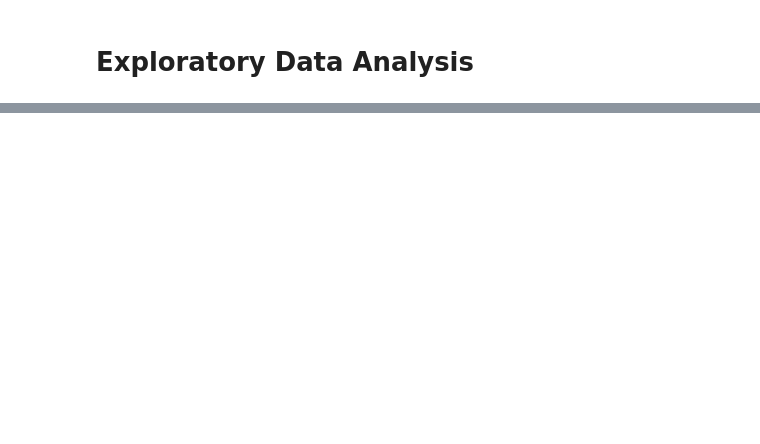
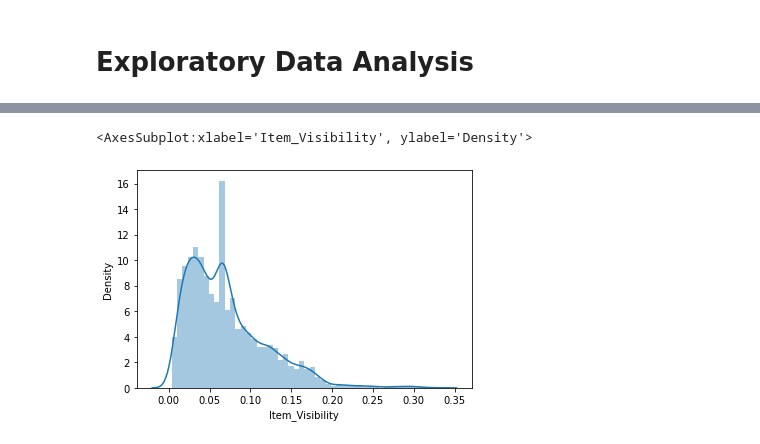
Before and after one commit to SanjilSaurav/Sales_Prediction, a Jupyter notebook: sales_prediction.ipynb, the cells around one changed output, grey strips where cells are left out. Saved outputs shown, nothing was run; the diff lists cells and outputs as text; code cells hidden in the pictures; blank space fills up the shorter version.

```diff
--- a/sales_prediction.ipynb
+++ b/sales_prediction.ipynb
@@ -277,0 +290,5 @@ df.head()
+# %%
+sns.distplot(df['Item_Visibility'])
+# %% [output]
+<AxesSubplot:xlabel='Item_Visibility', ylabel='Density'>
+[figure, added]
```
Also changed, not shown: parts of 30 cells of this notebook.
